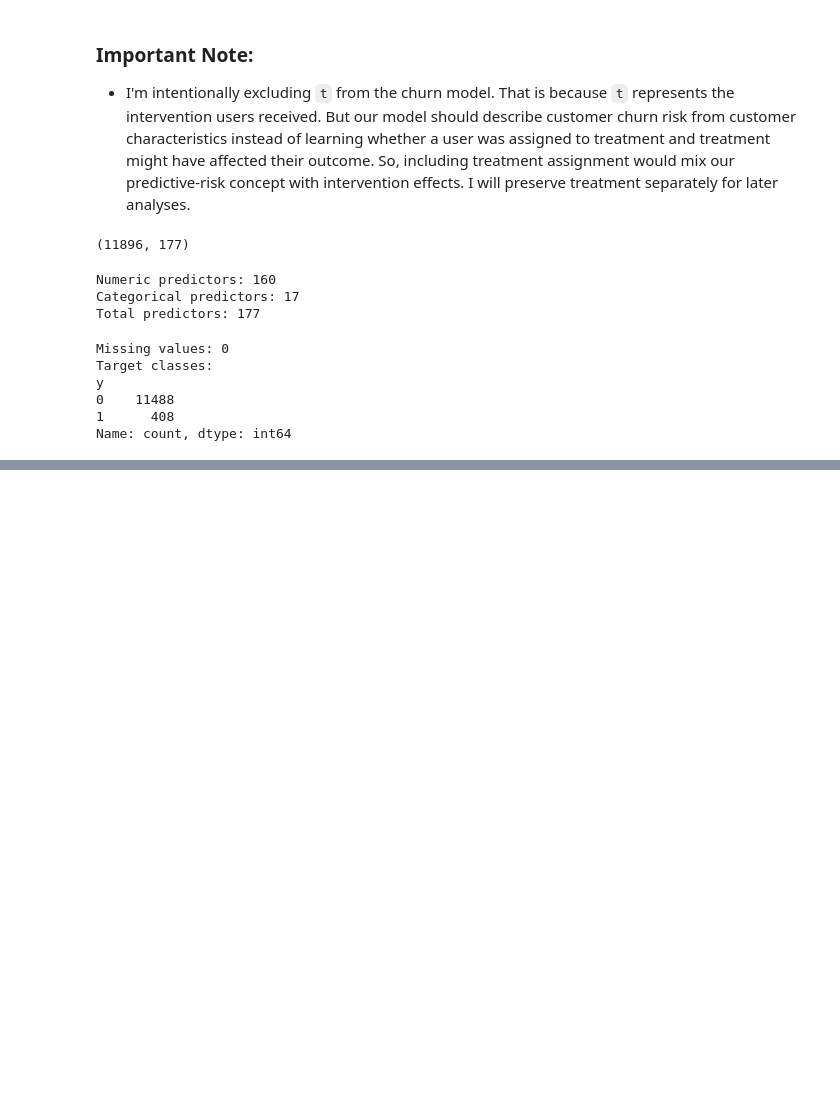
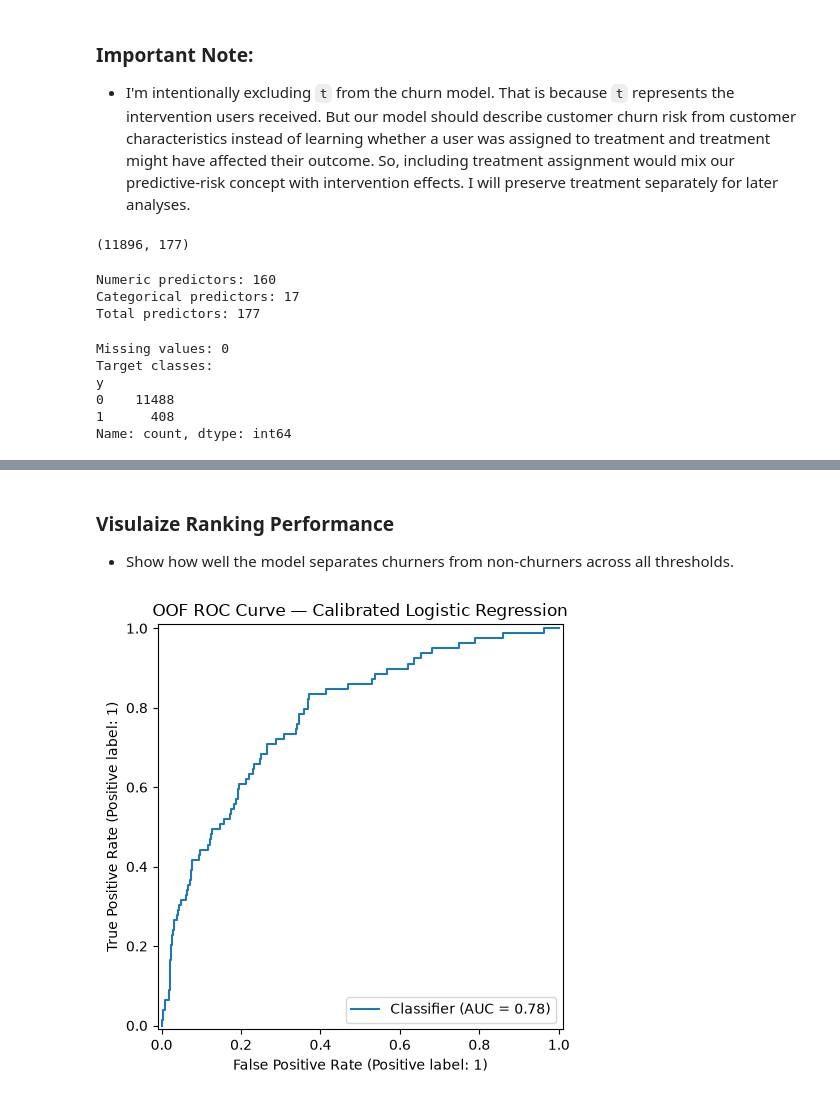
Before and after one commit to ACSanders/beyond-churn, a Jupyter notebook: notebooks/02_churn_prediction.ipynb, the cells around one changed output, grey strips where cells are left out. Cells and saved outputs as stored; diff of their text form; code cells hidden in the pictures; blank space fills up the shorter version.

```diff
--- a/notebooks/02_churn_prediction.ipynb
+++ b/notebooks/02_churn_prediction.ipynb
@@ -132,0 +733,18 @@ Name: count, dtype: int64
+# %% [markdown]
+### Visulaize Ranking Performance
+- Show how well the model separates churners from non-churners across all thresholds.
+# %%
+fig, ax = plt.subplots(figsize=(6, 5))
+
+RocCurveDisplay.from_predictions(
+    y_train,
+    calibrated_oof_probabilities,
+    ax=ax
+)
+
+ax.set_title("OOF ROC Curve — Calibrated Logistic Regression")
+
+plt.tight_layout()
+plt.show()
+# %% [output]
+[figure, added]
```
Also changed, not shown: parts of 44 cells of this notebook.
